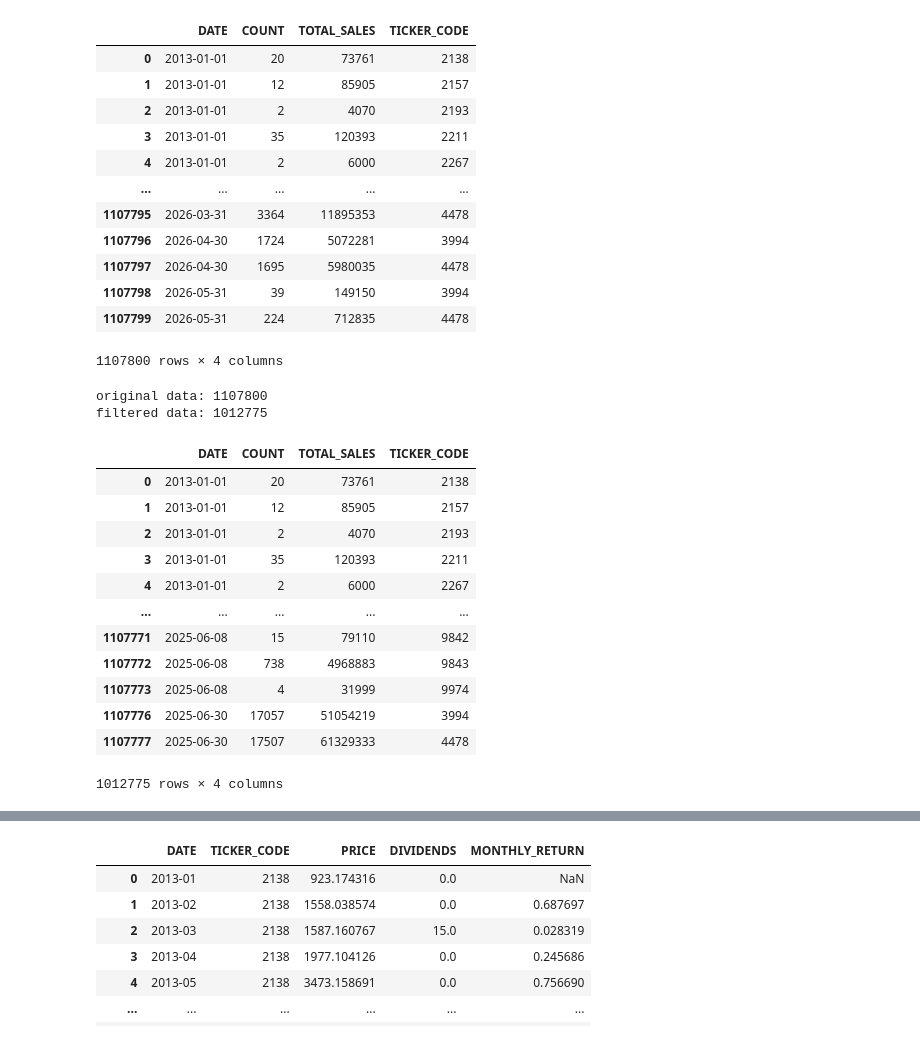
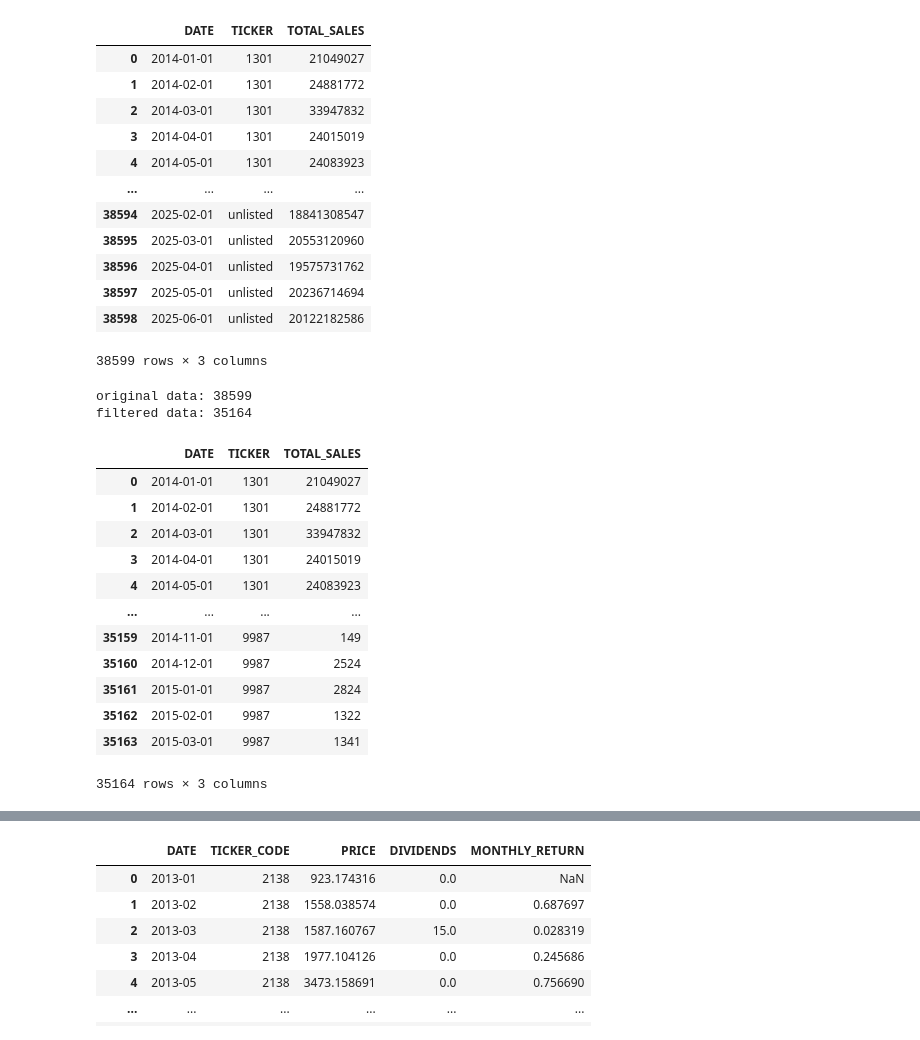
Before and after one commit to HAL128/NOWCAST, a Jupyter notebook: codebase/test_get_price_data.ipynb, the cells around one changed output, grey strips where cells are left out. Saved outputs shown, nothing was run; the diff lists cells and outputs as text; code cells hidden in the pictures.

```diff
--- a/codebase/test_get_price_data.ipynb
+++ b/codebase/test_get_price_data.ipynb
@@ -1,45 +1,45 @@
 # %%
 from helpers import *
 # %%
-df = pd.read_csv('../../DATAHUB/cca_06262025.csv')
+df = pd.read_csv('../../DATAHUB/ARCHIVE/1577b043-c0fb-46e7-8eb1-cf678acda511.csv')
 df['DATE'] = pd.to_datetime(df['DATE'])
 
 df
 # %% [output]
-|  | DATE | COUNT | TOTAL_SALES | TICKER_CODE |
-| 0 | 2013-01-01 | 20 | 73761 | 2138 |
-| 1 | 2013-01-01 | 12 | 85905 | 2157 |
-| 2 | 2013-01-01 | 2 | 4070 | 2193 |
-| 3 | 2013-01-01 | 35 | 120393 | 2211 |
-| 4 | 2013-01-01 | 2 | 6000 | 2267 |
-| ... | ... | ... | ... | ... |
-| 1107795 | 2026-03-31 | 3364 | 11895353 | 4478 |
-| 1107796 | 2026-04-30 | 1724 | 5072281 | 3994 |
-| 1107797 | 2026-04-30 | 1695 | 5980035 | 4478 |
-| 1107798 | 2026-05-31 | 39 | 149150 | 3994 |
-| 1107799 | 2026-05-31 | 224 | 712835 | 4478 |
+|  | DATE | TICKER | TOTAL_SALES |
+| 0 | 2014-01-01 | 1301 | 21049027 |
+| 1 | 2014-02-01 | 1301 | 24881772 |
+| 2 | 2014-03-01 | 1301 | 33947832 |
+| 3 | 2014-04-01 | 1301 | 24015019 |
+| 4 | 2014-05-01 | 1301 | 24083923 |
+| ... | ... | ... | ... |
+| 38594 | 2025-02-01 | unlisted | 18841308547 |
+| 38595 | 2025-03-01 | unlisted | 20553120960 |
+| 38596 | 2025-04-01 | unlisted | 19575731762 |
+| 38597 | 2025-05-01 | unlisted | 20236714694 |
+| 38598 | 2025-06-01 | unlisted | 20122182586 |
-1107800 rows × 4 columns
+38599 rows × 3 columns
 # %%
 # データ読み込みとフィルタリング
 df_filtered = filter_data_cca(df)
 
 df_filtered
 # %% [output]
-original data: 1107800
-filtered data: 1012775
+original data: 38599
+filtered data: 35164
-|  | DATE | COUNT | TOTAL_SALES | TICKER_CODE |
-| 0 | 2013-01-01 | 20 | 73761 | 2138 |
-| 1 | 2013-01-01 | 12 | 85905 | 2157 |
-| 2 | 2013-01-01 | 2 | 4070 | 2193 |
-| 3 | 2013-01-01 | 35 | 120393 | 2211 |
-| 4 | 2013-01-01 | 2 | 6000 | 2267 |
-| ... | ... | ... | ... | ... |
-| 1107771 | 2025-06-08 | 15 | 79110 | 9842 |
-| 1107772 | 2025-06-08 | 738 | 4968883 | 9843 |
-| 1107773 | 2025-06-08 | 4 | 31999 | 9974 |
-| 1107776 | 2025-06-30 | 17057 | 51054219 | 3994 |
-| 1107777 | 2025-06-30 | 17507 | 61329333 | 4478 |
+|  | DATE | TICKER | TOTAL_SALES |
+| 0 | 2014-01-01 | 1301 | 21049027 |
+| 1 | 2014-02-01 | 1301 | 24881772 |
+| 2 | 2014-03-01 | 1301 | 33947832 |
+| 3 | 2014-04-01 | 1301 | 24015019 |
+| 4 | 2014-05-01 | 1301 | 24083923 |
+| ... | ... | ... | ... |
+| 35159 | 2014-11-01 | 9987 | 149 |
+| 35160 | 2014-12-01 | 9987 | 2524 |
+| 35161 | 2015-01-01 | 9987 | 2824 |
+| 35162 | 2015-02-01 | 9987 | 1322 |
+| 35163 | 2015-03-01 | 9987 | 1341 |
-1012775 rows × 4 columns
+35164 rows × 3 columns
 # %%
 price_data, success_rate = get_stock_price_data_from_yfinance(df_filtered)
 # %% [output]
```
Also changed, not shown: parts of 7 cells of this notebook, 3 other files.
